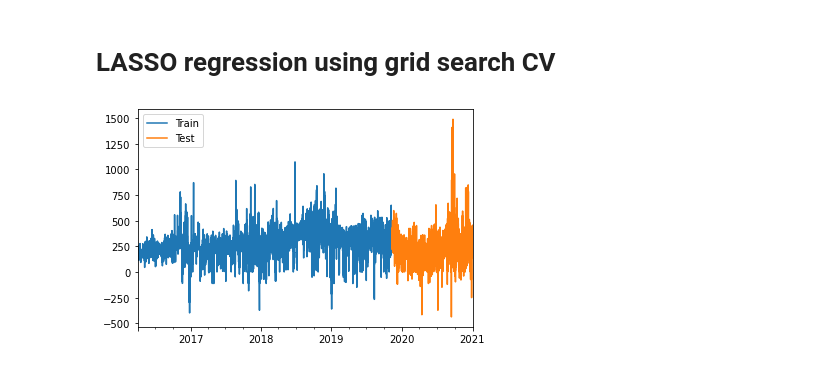
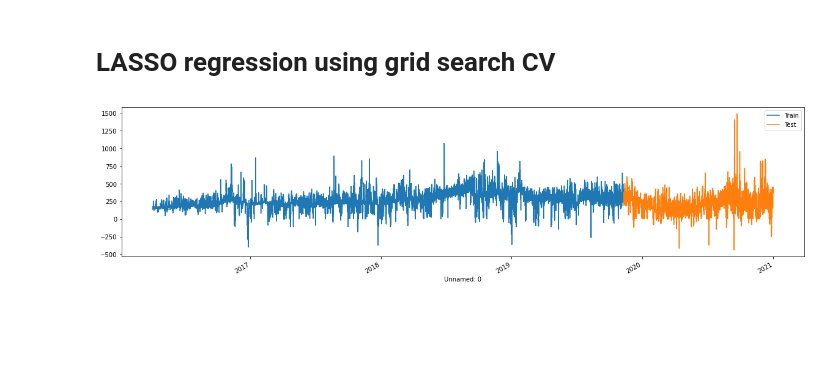
Before and after one commit to sjhpol/ISDS_arbejde, a Jupyter notebook: Exam/LASSOreg.ipynb, the cells around one changed output. Drawn from its saved outputs; the diff is of its cells as text; code cells hidden in the pictures; blank space fills up the shorter version.

```diff
--- a/Exam/LASSOreg.ipynb
+++ b/Exam/LASSOreg.ipynb
@@ -38,28 +40,27 @@ def print_scores(y_test, y_pred):
     print(f"SMAPE score: {symmetric_mape(y_test, y_pred)}")
 # %%
 # Load in the time series
-candy = pd.read_csv('dfV1.csv')
+candy = pd.read_csv('dfV2.csv')
 # Set the index equal to time stamp
-candy.index = pd.to_datetime(candy["date"].apply(str)+' '+pd.to_datetime(candy["hour"], format = '%H').dt.time.apply(str))
-# Drop old index, time stamp variable, hour variable, and values for DK2 and SYS
-candy.drop(['date',"Unnamed: 0", "hour", "DK2", "SYS"], inplace=True, axis=1)
+candy["Unnamed: 0"] = pd.to_datetime(candy["Unnamed: 0"])
+candy = candy.set_index('Unnamed: 0')
 # %%
 # Split the data into a train and test set
 df_train, df_test = candy.iloc[:-10000], candy.iloc[-10000:]
 # %%
 # Create plot visualizing the train and test data
 
 # Create an axis
-fig, ax = plt.subplots()
+fig, ax = plt.subplots(figsize = (20,5))
 
 # Plot the train and test setsa dn show
 df_train["DK1"].plot(ax=ax)
 df_test["DK1"].plot(ax=ax)
 #plt.axvline(x=4000, color='k', linestyle='--')
 ax.legend(["Train", "Test"]);
 plt.show()
 # %% [output]
-[figure, old version]
+[figure, new version]
 # %%
 # Create arrays for X and y for both training and testing data set.
 y_train = df_train[["DK1"]].to_numpy()
```
Also changed, not shown: parts of 9 cells of this notebook, 1 other file.
